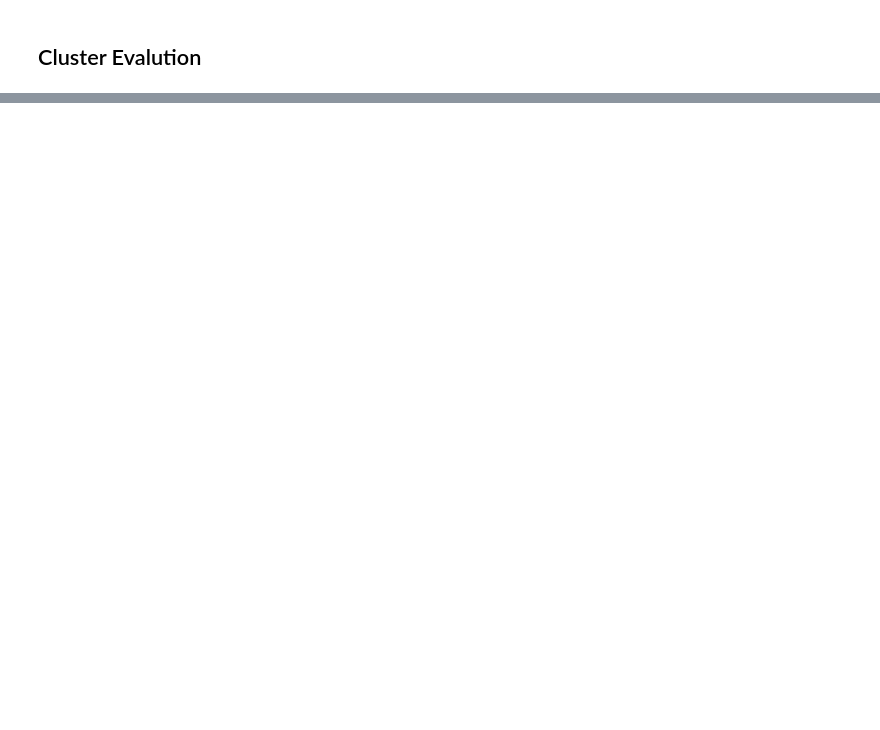
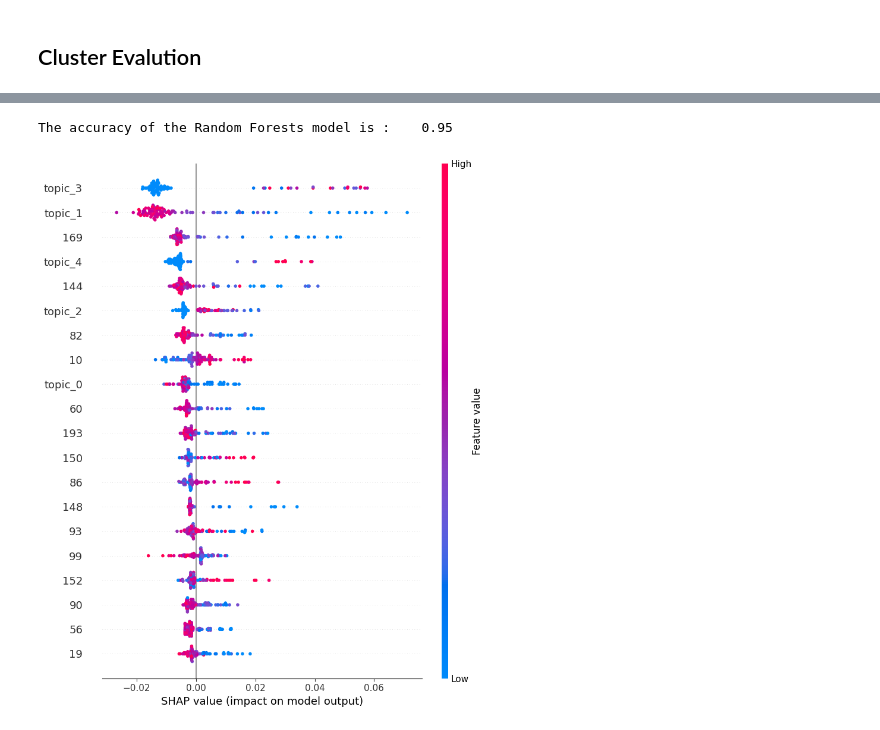
Before and after one commit to Siddhi1699/Deep-Text-Clustering, a Jupyter notebook: KNN.ipynb, the cells around one changed output, grey strips where cells are left out. Saved outputs shown, nothing was run; the diff lists cells and outputs as text; code cells hidden in the pictures; blank space fills up the shorter version.

Commit message:
With SHAP - ametuer

```diff
--- a/KNN.ipynb
+++ b/KNN.ipynb
@@ -94,7 +89,8 @@ for i, x in enumerate(features_for_som):
 
 # Display cluster assignment for each data point
 neighbors_df['cluster'] = cluster_index
-neighbors_df = neighbors_df.drop(columns=['Distance'])
+#neighbors_df = neighbors_df.drop(columns=['Distance'])
 neighbors_df.head()
+neighbors_df.shape
 # %% [output]
  [ 1000 / 1000 ] 100% - 0:00:00 left
@@ -144,0 +135,34 @@ Calinski-Harabasz Index: 230.75810502429232
+# %%
+# put all the columns of the neighbors_df in the X variable except the cluster column
+features = neighbors_df.drop(columns=['cluster','Distance'])
+cluster_labels = neighbors_df['cluster']
+# %%
+from sklearn import metrics
+from sklearn.ensemble import RandomForestClassifier
+from sklearn.model_selection import train_test_split
+
+# Split the data into training and test sets
+X_Train, X_Test, Y_Train, Y_Test = train_test_split(features, cluster_labels, test_size=0.2, random_state=42)
+
+# Train the classifier
+clf = RandomForestClassifier(n_estimators=100, random_state=42)
+clf.fit(X_Train, Y_Train)
+random_forest_preds = clf.predict(X_Test)
+print('The accuracy of the Random Forests model is :\t',metrics.accuracy_score(random_forest_preds,Y_Test))
+# %% [output]
+The accuracy of the Random Forests model is :    0.95
+# %%
+import shap
+
+explainer = shap.TreeExplainer(clf)
+shap_values = explainer.shap_values(features)
+shap_values.shape
+
+shap_values_ = shap_values.transpose((2,0,1))
+#
+shap_values_[0].shape
+shap.summary_plot(shap_values_[0], features)
+
+# Similarly plot for other clusters
+# %% [output]
+[figure, added]
```
Also changed, not shown: parts of 5 cells of this notebook, 2 other files.
